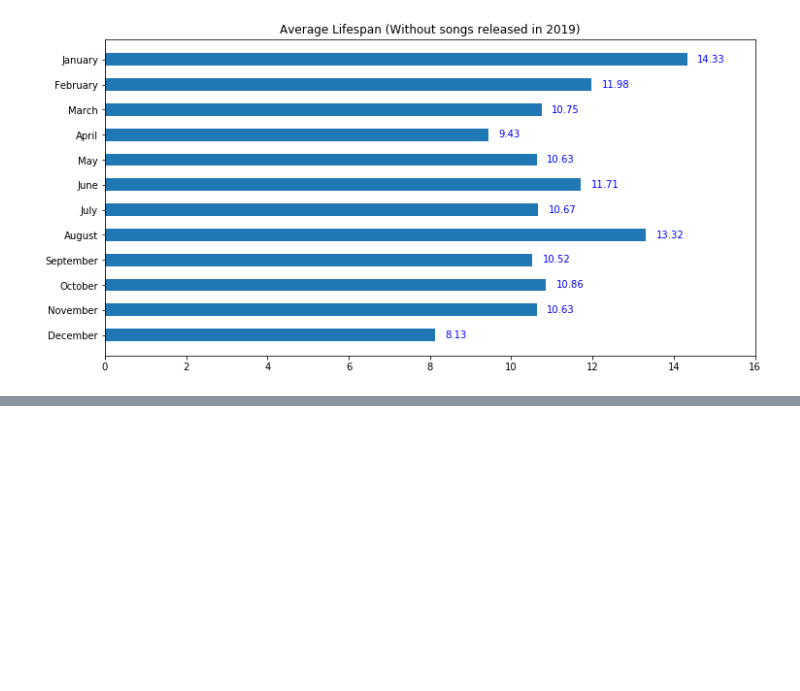
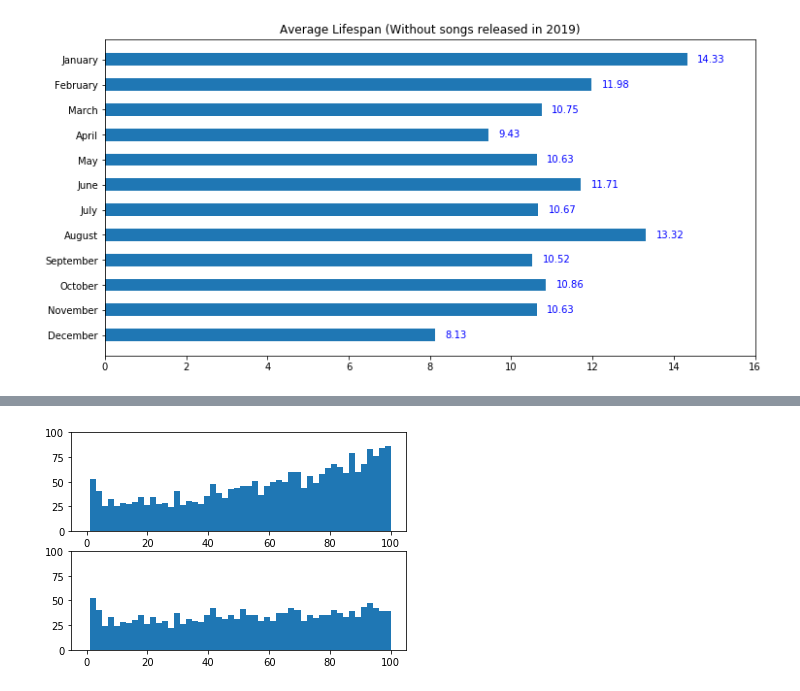
Before and after one commit to virsagothethird/UK-Top-100-Songs, a Jupyter notebook: uk100.ipynb, the cells around one changed output, grey strips where cells are left out. Cells and saved outputs as stored; diff of their text form; code cells hidden in the pictures; blank space fills up the shorter version.

```diff
--- a/uk100.ipynb
+++ b/uk100.ipynb
@@ -944,0 +1071,9 @@ survival.rdd.map(lambda row: row.avg_lifespan).collect()
+# %%
+fig, ax = plt.subplots(2)
+ax[0].hist(starting_rank, bins=50)
+ax[1].hist(starting_rank2,bins=50)
+for i in range(2):
+    ax[i].set_xlim(-5, 105)
+    ax[i].set_ylim(0, 100)
+# %% [output]
+[figure, added]
```
Also changed, not shown: parts of 24 cells of this notebook.
